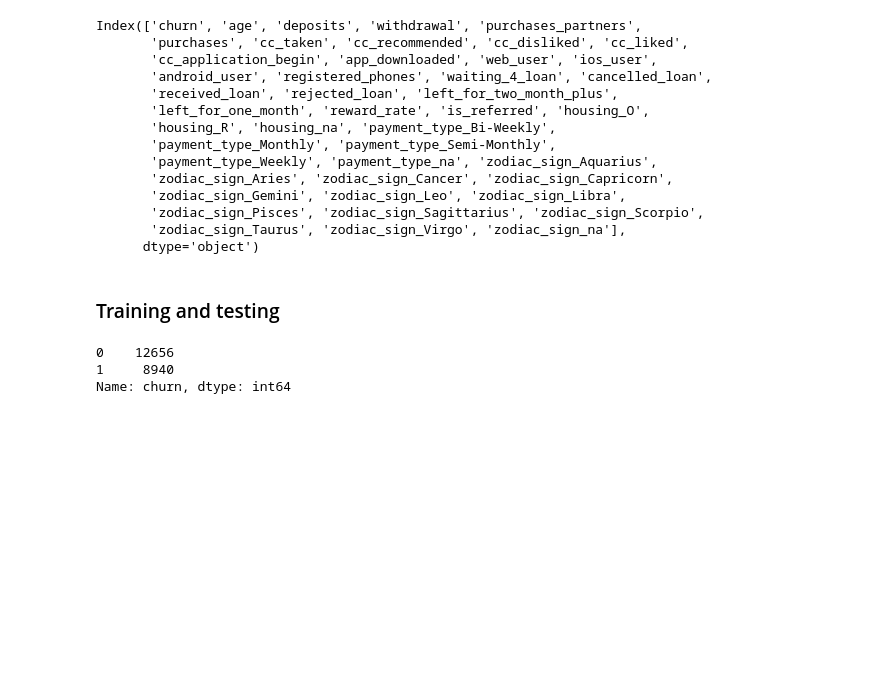
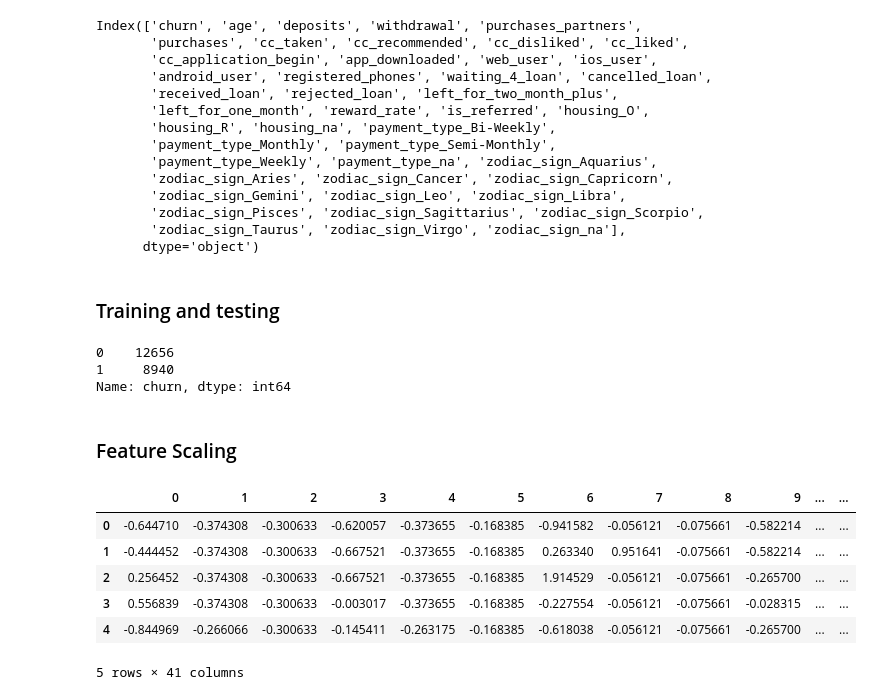
Before and after one commit to DGV1995/Curso-Practical-Machine-Learning, a Jupyter notebook: Notebooks/Minimizing Churn Rate.ipynb, the cells around one changed output. Saved outputs shown, nothing was run; the diff lists cells and outputs as text; code cells hidden in the pictures; blank space fills up the shorter version.

```diff
--- a/Notebooks/Minimizing Churn Rate.ipynb
+++ b/Notebooks/Minimizing Churn Rate.ipynb
@@ -262,4 +262,6 @@ lower = np.asarray(lower)
 new_indexes = np.concatenate((lower, higher))
 X_train = X_train.loc[new_indexes, ]
 y_train = y_train.loc[new_indexes]
+# %% [markdown]
+### Feature Scaling
 # %%
@@ -267,5 +268,15 @@ y_train = y_train.loc[new_indexes]
 from sklearn.preprocessing import StandardScaler
 sc = StandardScaler()
 # %%
-X_train_scaled = sc.fit_transform(X_train)
-X_test_scaled = sc.fit_transform(X_test)
+X_train_scaled = pd.DataFrame(sc.fit_transform(X_train))
+X_test_scaled = pd.DataFrame(sc.fit_transform(X_test))
+# %%
+X_train_scaled.head()
+# %% [output]
+|  | 0 | 1 | 2 | 3 | 4 | 5 | 6 | 7 | 8 | 9 | ... | ... |
+| 0 | -0.644710 | -0.374308 | -0.300633 | -0.620057 | -0.373655 | -0.168385 | -0.941582 | -0.056121 | -0.075661 | -0.582214 | ... | ... |
+| 1 | -0.444452 | -0.374308 | -0.300633 | -0.667521 | -0.373655 | -0.168385 | 0.263340 | 0.951641 | -0.075661 | -0.582214 | ... | ... |
+| 2 | 0.256452 | -0.374308 | -0.300633 | -0.667521 | -0.373655 | -0.168385 | 1.914529 | -0.056121 | -0.075661 | -0.265700 | ... | ... |
+| 3 | 0.556839 | -0.374308 | -0.300633 | -0.003017 | -0.373655 | -0.168385 | -0.227554 | -0.056121 | -0.075661 | -0.028315 | ... | ... |
+| 4 | -0.844969 | -0.266066 | -0.300633 | -0.145411 | -0.263175 | -0.168385 | -0.618038 | -0.056121 | -0.075661 | -0.265700 | ... | ... |
+5 rows × 41 columns
```
Also changed, not shown: parts of 10 cells of this notebook, 3 other files.
